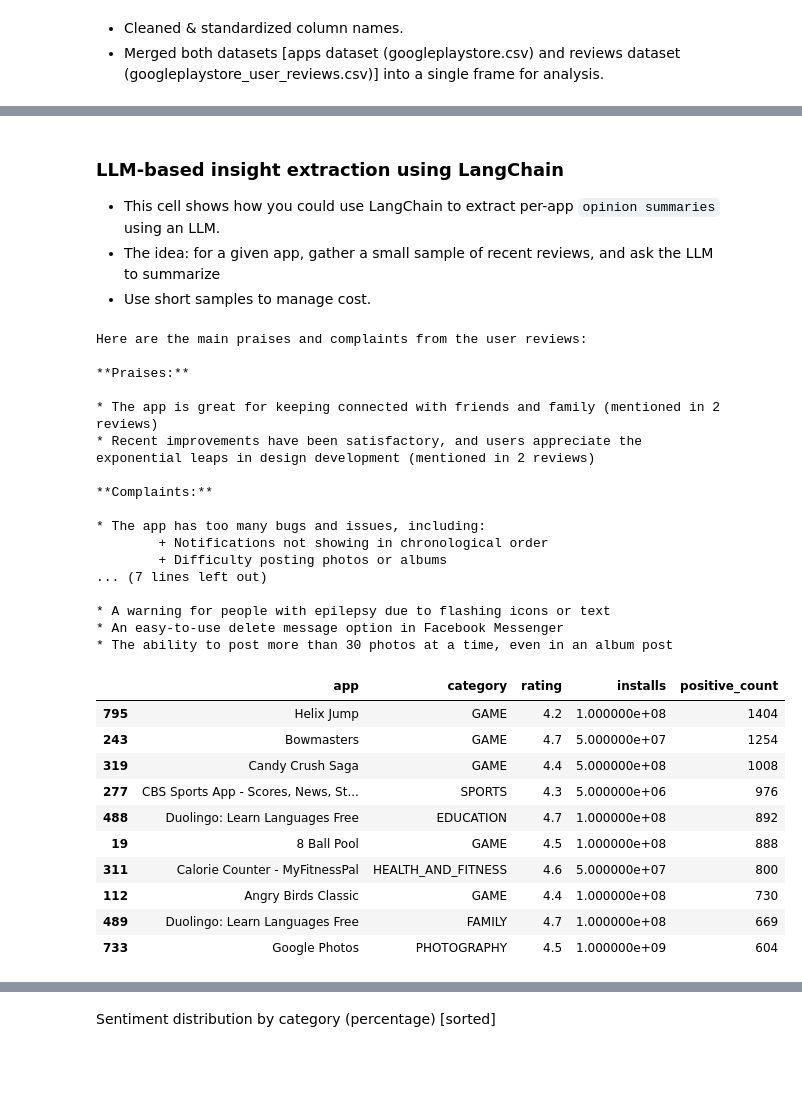
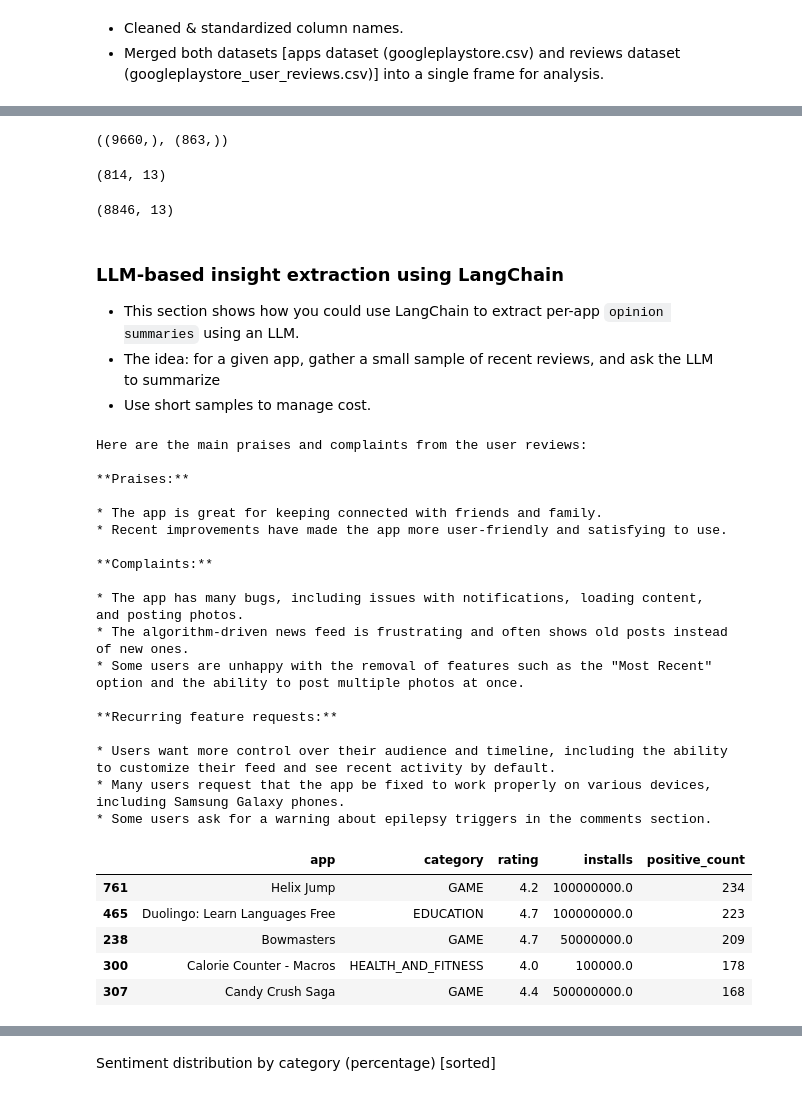
Before and after one commit to gaurav00700/SentimentAnalysis_GooglePlayStoreApps, a Jupyter notebook: part3_insights_recommendations_googleplay.ipynb, the cells around one changed output, grey strips where cells are left out. Saved outputs shown, nothing was run; the diff lists cells and outputs as text; code cells hidden in the pictures; blank space fills up the shorter version.

```diff
--- a/part3_insights_recommendations_googleplay.ipynb
+++ b/part3_insights_recommendations_googleplay.ipynb
@@ -58,6 +55,9 @@ apps.head(5)
 # standardize column names
 apps.columns = [c.strip().lower().replace(" ", "_") for c in apps.columns]
 reviews.columns = [c.strip().lower().replace(" ", "_") for c in reviews.columns]
+
+# Remove duplicates rows for apps df
+apps = apps.drop_duplicates(subset='app')
 
 # Basic cleaning (same as earlier notebooks)
 apps['rating'] = pd.to_numeric(apps['rating'], errors='coerce')
@@ -80,7 +80,11 @@ for c in ['translated_review','review','content','text']:
 if text_col is None:
     raise ValueError("No text column found in reviews dataset. Expected 'translated_review' or similar.")
 
+# Drop na rows in reviews dataset
 reviews_clean = reviews.dropna(subset=[text_col]).copy().reset_index(drop=True)
+
+# Remove duplicates rows of reviews df
+reviews = reviews.drop_duplicates(subset=text_col)
 
 # If sentiment not present, compute a quick VADER sentiment as baseline
 # nltk.download('vader_lexicon')
@@ -104,5 +108,5 @@ merged = reviews_clean.merge(apps_subset, on='app', how='left')
 
 # Visualization
 print("Apps:", apps.shape, "Reviews:", reviews.shape, "Merged rows:", merged.shape)
-merged.head(5)
+merged.head(2)
 # %% [output]
@@ -116,6 +117,21 @@ Apps: (10841, 13) Reviews: (64295, 5) Merged rows: (74103, 12)
+# %%
+# Check unique values of 'app' column for apps and reviews df
+apps.app.unique().shape, reviews.app.unique().shape
+# %% [output]
+((9660,), (863,))
+# %%
+# Apps with reviews
+apps[apps.app.isin(reviews.app.unique())].shape
+# %% [output]
+(814, 13)
+# %%
+# Apps without reviews
+apps[~apps.app.isin(reviews.app.unique())].shape
+# %% [output]
+(8846, 13)
 # %% [markdown]
 ### LLM-based insight extraction using LangChain
 
-* This cell shows how you could use LangChain to extract per-app `opinion summaries` using an LLM.
+* This section shows how you could use LangChain to extract per-app `opinion summaries` using an LLM.
 * The idea: for a given app, gather a small sample of recent reviews, and ask the LLM to summarize
 * Use short samples to manage cost.
@@ -158,39 +174,35 @@ Here are the main praises and complaints from the user reviews:
 
 **Praises:**
 
-* The app is great for keeping connected with friends and family (mentioned in 2 reviews)
-* Recent improvements have been satisfactory, and users appreciate the exponential leaps in design development (mentioned in 2 reviews)
+* The app is great for keeping connected with friends and family.
+* Recent improvements have made the app more user-friendly and satisfying to use.
 
 **Complaints:**
 
-* The app has too many bugs and issues, including:
-        + Notifications not showing in chronological order
-        + Difficulty posting photos or albums
-... (7 lines left out)
+* The app has many bugs, including issues with notifications, loading content, and posting photos.
+* The algorithm-driven news feed is frustrating and often shows old posts instead of new ones.
+* Some users are unhappy with the removal of features such as the "Most Recent" option and the ability to post multiple photos at once.
 
-* A warning for people with epilepsy due to flashing icons or text
-* An easy-to-use delete message option in Facebook Messenger
-* The ability to post more than 30 photos at a time, even in an album post
+**Recurring feature requests:**
+
+* Users want more control over their audience and timeline, including the ability to customize their feed and see recent activity by default.
+* Many users request that the app be fixed to work properly on various devices, including Samsung Galaxy phones.
+* Some users ask for a warning about epilepsy triggers in the comments section.
 # %%
 # Top apps by positive VADER-labeled reviews
 top_pos = (merged[merged['vader_sentiment']=='positive']
            .groupby(['app','category','rating','installs'])
            .size().reset_index(name='positive_count')
            .sort_values('positive_count', ascending=False).head(20))
 
-top_pos.head(10)
+top_pos.head(5)
 # %% [output]
 |  | app | category | rating | installs | positive_count |
-| 795 | Helix Jump | GAME | 4.2 | 1.000000e+08 | 1404 |
-| 243 | Bowmasters | GAME | 4.7 | 5.000000e+07 | 1254 |
-| 319 | Candy Crush Saga | GAME | 4.4 | 5.000000e+08 | 1008 |
-| 277 | CBS Sports App - Scores, News, St... | SPORTS | 4.3 | 5.000000e+06 | 976 |
-| 488 | Duolingo: Learn Languages Free | EDUCATION | 4.7 | 1.000000e+08 | 892 |
-| 19 | 8 Ball Pool | GAME | 4.5 | 1.000000e+08 | 888 |
-| 311 | Calorie Counter - MyFitnessPal | HEALTH_AND_FITNESS | 4.6 | 5.000000e+07 | 800 |
-| 112 | Angry Birds Classic | GAME | 4.4 | 1.000000e+08 | 730 |
-| 489 | Duolingo: Learn Languages Free | FAMILY | 4.7 | 1.000000e+08 | 669 |
-| 733 | Google Photos | PHOTOGRAPHY | 4.5 | 1.000000e+09 | 604 |
+| 761 | Helix Jump | GAME | 4.2 | 100000000.0 | 234 |
+| 465 | Duolingo: Learn Languages Free | EDUCATION | 4.7 | 100000000.0 | 223 |
+| 238 | Bowmasters | GAME | 4.7 | 50000000.0 | 209 |
+| 300 | Calorie Counter - Macros | HEALTH_AND_FITNESS | 4.0 | 100000.0 | 178 |
+| 307 | Candy Crush Saga | GAME | 4.4 | 500000000.0 | 168 |
 # %%
 # Top apps by negative VADER-labeled reviews
 top_neg = (merged[merged['vader_sentiment']=='negative']
```
Also changed, not shown: parts of 19 cells of this notebook, 3 other files.
